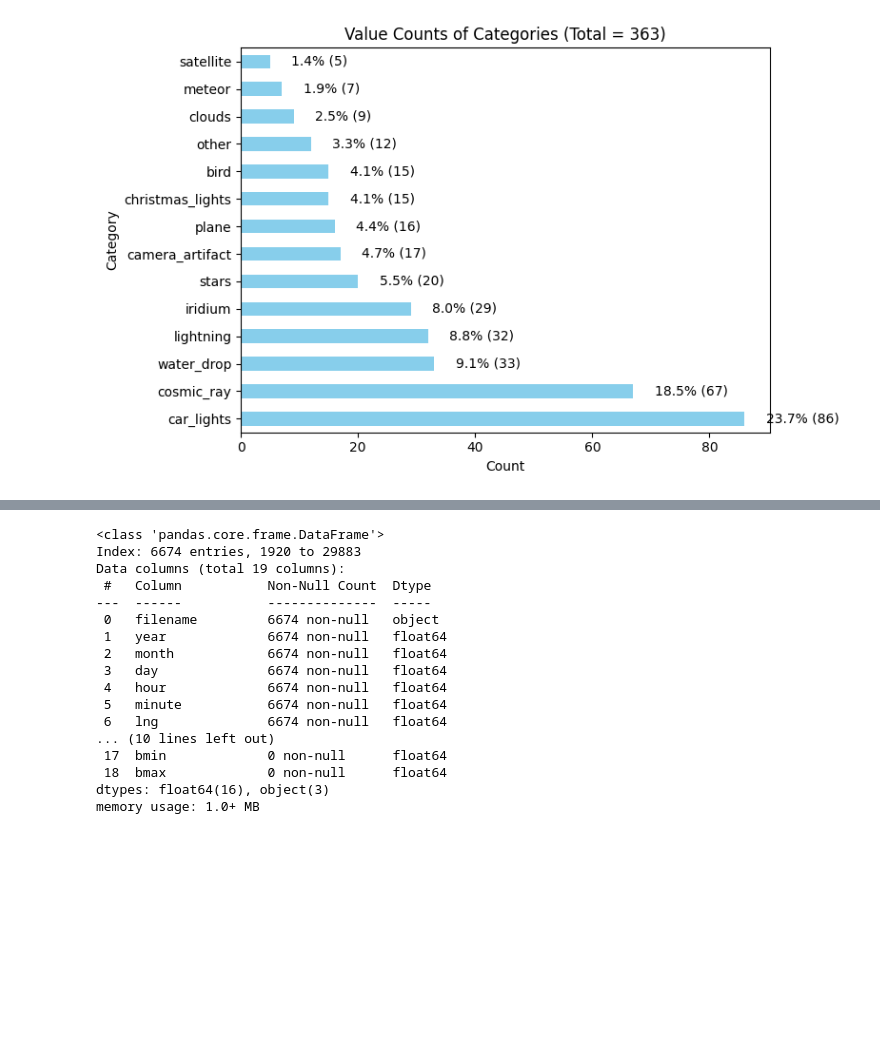
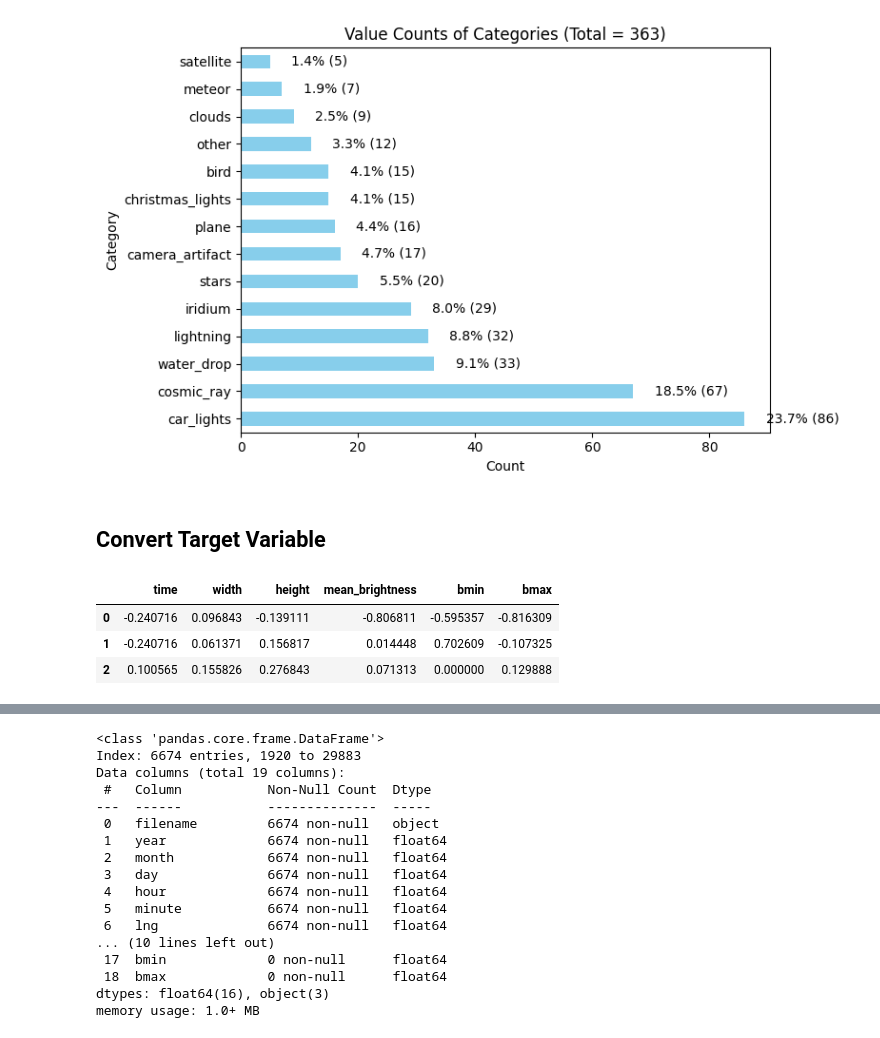
Before and after one commit to aurorapujols/treball-final-de-grau, a Jupyter notebook: notebooks/temp.ipynb, the cells around one changed output, grey strips where cells are left out. Drawn from its saved outputs; the diff is of its cells as text; code cells hidden in the pictures; blank space fills up the shorter version.

```diff
--- a/notebooks/temp.ipynb
+++ b/notebooks/temp.ipynb
@@ -254,3 +118,29 @@ plt.tight_layout()
 plt.show()
 # %% [output]
 [figure]
+# %% [markdown]
+## Convert Target Variable
+# %%
+from sklearn.pipeline import Pipeline
+from sklearn.preprocessing import PowerTransformer, RobustScaler
+
+# To make the numerical features smooth, reduce skew and heavy tails, make them robust to outliers, and put them on comparable scale
+num_preprocess = Pipeline([
+    # To make each distribution more Gaussian-like
+    #  - reduces skew, stabilizes variance, makes features more symmetric and easier for linear layers to learn from
+    ("power", PowerTransformer(method="yeo-johnson")),
+
+    # Scales each feature using median and interquartile range (instead of mean and std)
+    #   - resistant to outliers (many in meteor data), so it prevents them from dominating scale
+    ("scale", RobustScaler())
+])
+
+X_num = features_df[numerical_variables]
+X_num_norm = num_preprocess.fit_transform(X_num)
+X_norm = pd.DataFrame(X_num_norm, columns=numerical_variables)
+X_norm.head(3)
+# %% [output]
+|  | time | width | height | mean_brightness | bmin | bmax |
+| 0 | -0.240716 | 0.096843 | -0.139111 | -0.806811 | -0.595357 | -0.816309 |
+| 1 | -0.240716 | 0.061371 | 0.156817 | 0.014448 | 0.702609 | -0.107325 |
+| 2 | 0.100565 | 0.155826 | 0.276843 | 0.071313 | 0.000000 | 0.129888 |
```
Also changed, not shown: parts of 4 cells of this notebook, 36 other files.
